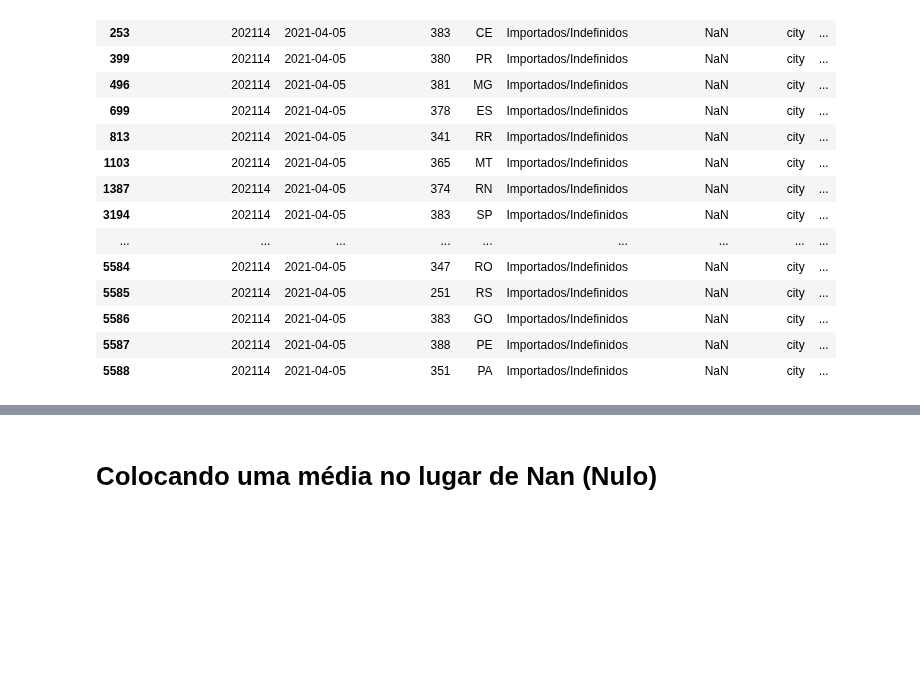
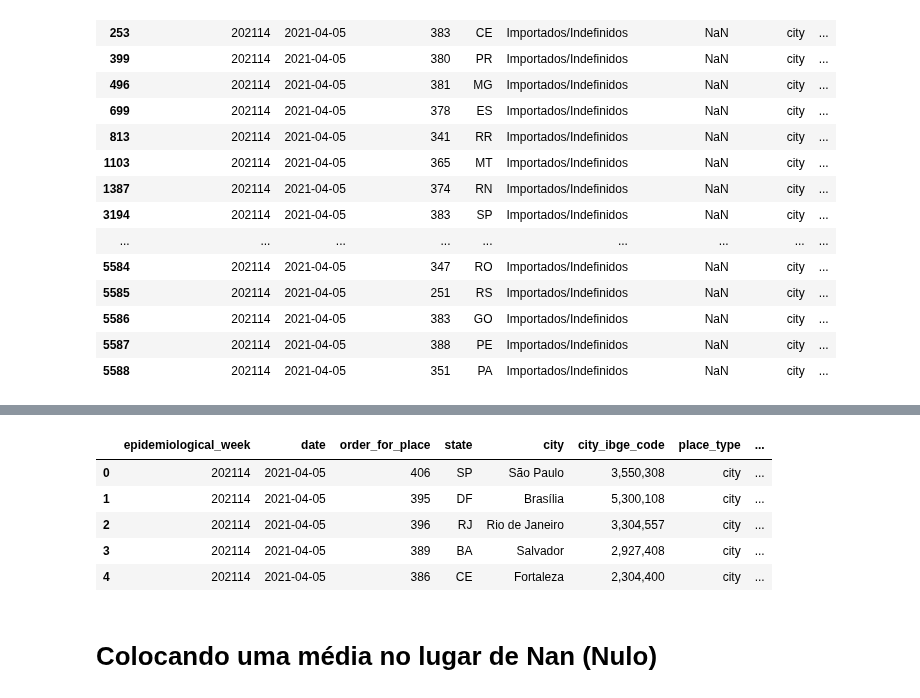
Before and after one commit to vladimiralencar/Alunos-UEPB-TopicosEspeciaisEmBancoDeDados, a Jupyter notebook: Python-Para-Analise-de-Dados/Aula-03-06-Abril-2021-Dataframes-Leitura-Manipulacao-EstatisticaDescritiva-Mapas-Turma-NOITE-2021.ipynb, the cells around one changed output, grey strips where cells are left out. Saved outputs shown, nothing was run; the diff lists cells and outputs as text; code cells hidden in the pictures; blank space fills up the shorter version.

```diff
--- a/Python-Para-Analise-de-Dados/Aula-03-06-Abril-2021-Dataframes-Leitura-Manipulacao-EstatisticaDescritiva-Mapas-Turma-NOITE-2021.ipynb
+++ b/Python-Para-Analise-de-Dados/Aula-03-06-Abril-2021-Dataframes-Leitura-Manipulacao-EstatisticaDescritiva-Mapas-Turma-NOITE-2021.ipynb
@@ -442,0 +474,3 @@ dfco [ dfco.city_ibge_code.isna() ]
+# %%
+dfco['Data'] = pd.to_datetime(dfco['date'])
+dfco.info()
@@ -443,3 +495,13 @@ dfco [ dfco.city_ibge_code.isna() ]
+# %%
+dfco['ano'] = dfco['Data'].apply(lambda  x : x.year)
+dfco.head()
+# %% [output]
+|  | epidemiological_week | date | order_for_place | state | city | city_ibge_code | place_type | ... |
+| 0 | 202114 | 2021-04-05 | 406 | SP | São Paulo | 3,550,308 | city | ... |
+| 1 | 202114 | 2021-04-05 | 395 | DF | Brasília | 5,300,108 | city | ... |
+| 2 | 202114 | 2021-04-05 | 396 | RJ | Rio de Janeiro | 3,304,557 | city | ... |
+| 3 | 202114 | 2021-04-05 | 389 | BA | Salvador | 2,927,408 | city | ... |
+| 4 | 202114 | 2021-04-05 | 386 | CE | Fortaleza | 2,304,400 | city | ... |
 # %% [markdown]
 # Colocando uma média no lugar de Nan (Nulo)
 # %%
```
Also changed, not shown: parts of 4 cells of this notebook.
